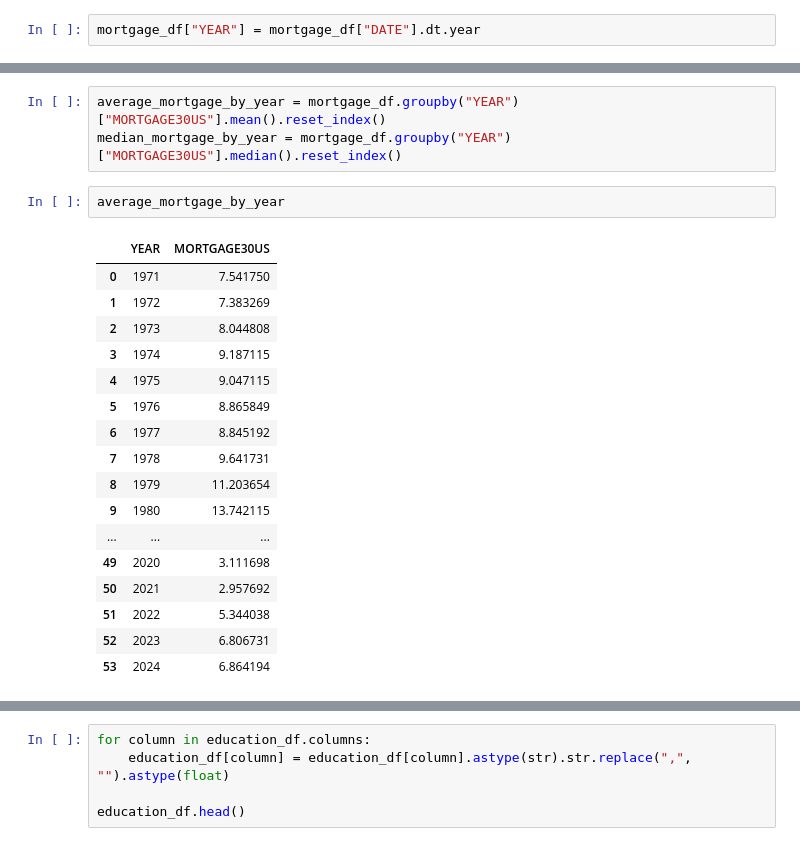
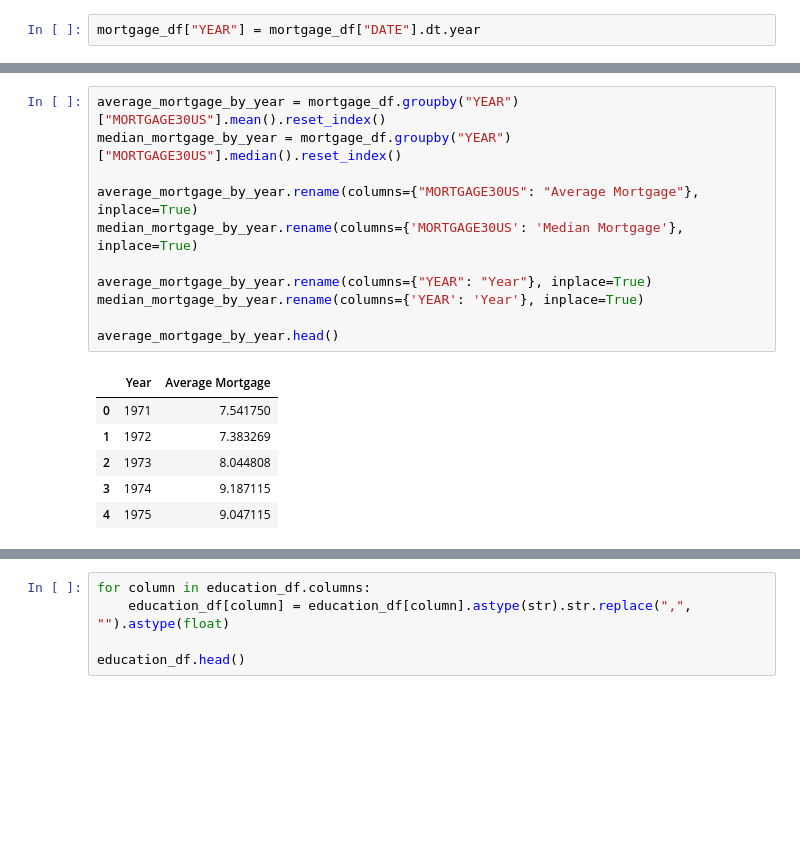
Before and after one commit to isfund/BootCampProject1, a Jupyter notebook: seth_project_work.ipynb, the cells around one changed output, grey strips where cells are left out. Drawn from its saved outputs; the diff is of its cells as text; blank space fills up the shorter version.

```diff
--- a/seth_project_work.ipynb
+++ b/seth_project_work.ipynb
@@ -27,26 +22,21 @@ mortgage_df["YEAR"] = mortgage_df["DATE"].dt.year
 # %%
 average_mortgage_by_year = mortgage_df.groupby("YEAR")["MORTGAGE30US"].mean().reset_index()
 median_mortgage_by_year = mortgage_df.groupby("YEAR")["MORTGAGE30US"].median().reset_index()
+
+average_mortgage_by_year.rename(columns={"MORTGAGE30US": "Average Mortgage"}, inplace=True)
+median_mortgage_by_year.rename(columns={'MORTGAGE30US': 'Median Mortgage'}, inplace=True)
+
+average_mortgage_by_year.rename(columns={"YEAR": "Year"}, inplace=True)
+median_mortgage_by_year.rename(columns={'YEAR': 'Year'}, inplace=True)
+
+average_mortgage_by_year.head()
+# %% [output]
+|  | Year | Average Mortgage |
+| 0 | 1971 | 7.541750 |
+| 1 | 1972 | 7.383269 |
+| 2 | 1973 | 8.044808 |
+| 3 | 1974 | 9.187115 |
+| 4 | 1975 | 9.047115 |
-# %%
-average_mortgage_by_year
-# %% [output]
-|  | YEAR | MORTGAGE30US |
-| 0 | 1971 | 7.541750 |
-| 1 | 1972 | 7.383269 |
-| 2 | 1973 | 8.044808 |
-| 3 | 1974 | 9.187115 |
-| 4 | 1975 | 9.047115 |
-| 5 | 1976 | 8.865849 |
-| 6 | 1977 | 8.845192 |
-| 7 | 1978 | 9.641731 |
-| 8 | 1979 | 11.203654 |
-| 9 | 1980 | 13.742115 |
-| ... | ... | ... |
-| 49 | 2020 | 3.111698 |
-| 50 | 2021 | 2.957692 |
-| 51 | 2022 | 5.344038 |
-| 52 | 2023 | 6.806731 |
-| 53 | 2024 | 6.864194 |
 # %%
 education_data_path = "/Users/ylsstudent/Documents/Data_Analytics_Bootcamp/Projects/BootCampProject1/resources/Years of School Completed by People 25 Years and Over.csv"
 
```
Also changed, not shown: parts of 9 cells of this notebook, 1 other file.
